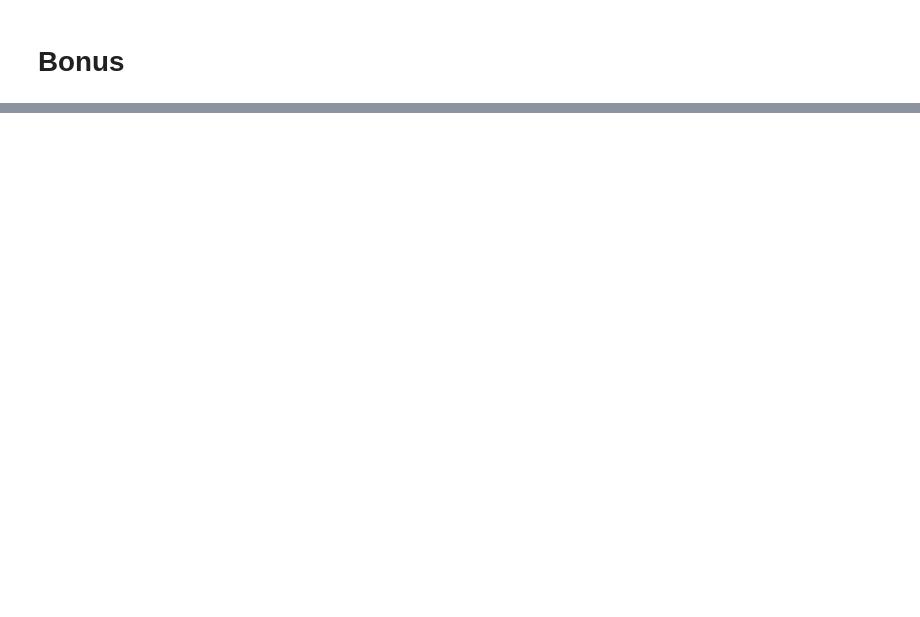
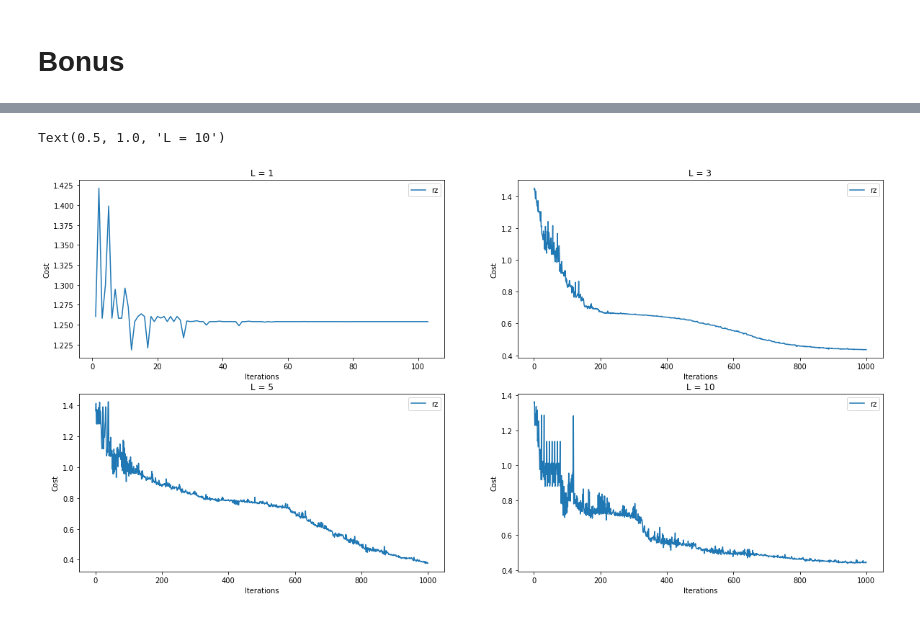
Before and after one commit to saalimon/qosf_screen_task, a Jupyter notebook: task1.ipynb, the cells around one changed output, grey strips where cells are left out. Cells and saved outputs as stored; diff of their text form; code cells hidden in the pictures; blank space fills up the shorter version.

```diff
--- a/task1.ipynb
+++ b/task1.ipynb
@@ -524,0 +501,8 @@ experiment.plot()
+# %%
+L_list = [1,3,5,10]
+resList = []
+historyList = []
+for i in L_list:
+    experiment = variationalRy(i)
+    res,history = experiment.train(maxiter=1000)
+    historyList.append(history)
@@ -524,0 +527,29 @@ experiment.plot()
+# %%
+plt.figure(figsize=(20,10))
+plt.subplot(221)
+plt.plot(range(1, len(historyList[0]) + 1), historyList[0])
+plt.legend(['rz'], loc='upper right')
+plt.xlabel('Iterations')
+plt.ylabel('Cost')
+plt.title('L = 1')
+plt.subplot(222)
+plt.plot(range(1, len(historyList[1]) + 1), historyList[1])
+plt.legend(['rz'], loc='upper right')
+plt.xlabel('Iterations')
+plt.ylabel('Cost')
+plt.title('L = 3')
+plt.subplot(223)
+plt.plot(range(1, len(historyList[2]) + 1), historyList[2])
+plt.legend(['rz'], loc='upper right')
+plt.xlabel('Iterations')
+plt.ylabel('Cost')
+plt.title('L = 5')
+plt.subplot(224)
+plt.plot(range(1, len(historyList[3]) + 1), historyList[3])
+plt.legend(['rz'], loc='upper right')
+plt.xlabel('Iterations')
+plt.ylabel('Cost')
+plt.title('L = 10')
+# %% [output]
+Text(0.5, 1.0, 'L = 10')
+[figure, added]
```
Also changed, not shown: parts of 18 cells of this notebook.
